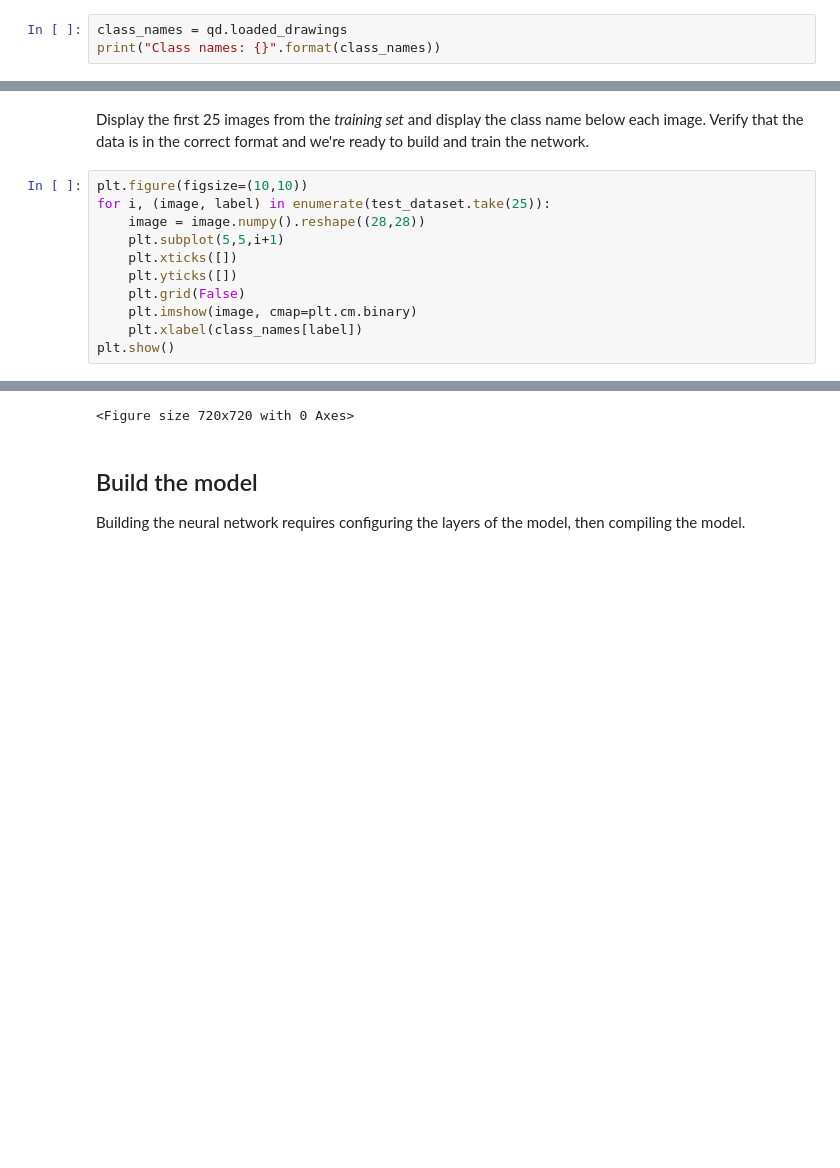
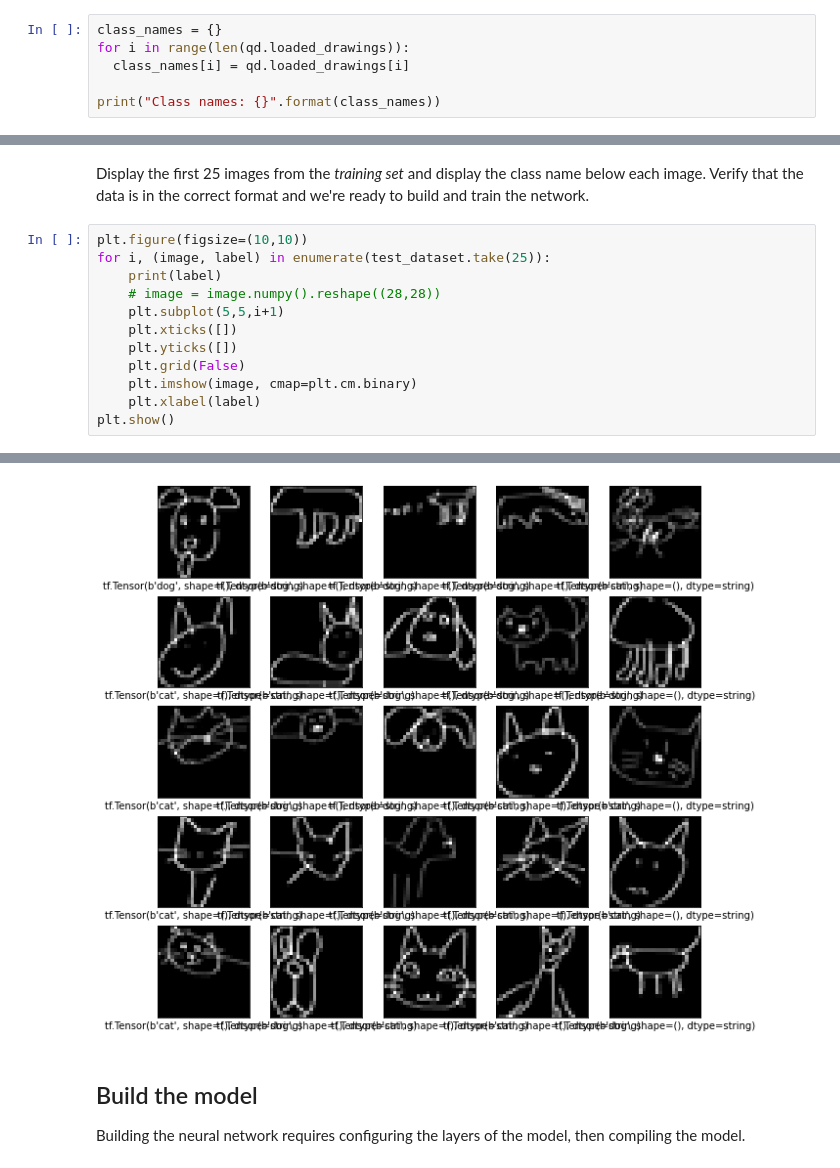
Before and after one commit to ronaldleung1/intro-to-tensorflow, a Jupyter notebook: quickdraw_cats_vs_dogs.ipynb, the cells around one changed output, grey strips where cells are left out. Drawn from its saved outputs; the diff is of its cells as text; blank space fills up the shorter version.

```diff
--- a/quickdraw_cats_vs_dogs.ipynb
+++ b/quickdraw_cats_vs_dogs.ipynb
@@ -194,6 +194,9 @@ The images are 28 $\times$ 28 arrays, with pixel values in the range `[0, 255]`.
 
 Each image is mapped to a single label. Since the *class names* are not included with the dataset, store them here to use later when plotting the images:
 # %%
-class_names = qd.loaded_drawings
+class_names = {}
+for i in range(len(qd.loaded_drawings)):
+  class_names[i] = qd.loaded_drawings[i]
+
 print("Class names: {}".format(class_names))
 # %% [output]
@@ -260,12 +283,13 @@ Display the first 25 images from the *training set* and display the class name b
 # %%
 plt.figure(figsize=(10,10))
 for i, (image, label) in enumerate(test_dataset.take(25)):
-    image = image.numpy().reshape((28,28))
+    print(label)
+    # image = image.numpy().reshape((28,28))
     plt.subplot(5,5,i+1)
     plt.xticks([])
     plt.yticks([])
     plt.grid(False)
     plt.imshow(image, cmap=plt.cm.binary)
-    plt.xlabel(class_names[label])
+    plt.xlabel(label)
 plt.show()
 # %% [output]
@@ -273,4 +313,4 @@ AttributeError: ignored
-<Figure size 720x720 with 0 Axes>
+[figure, added]
 # %% [markdown]
 ## Build the model
 
```
Also changed, not shown: parts of 7 cells of this notebook.
